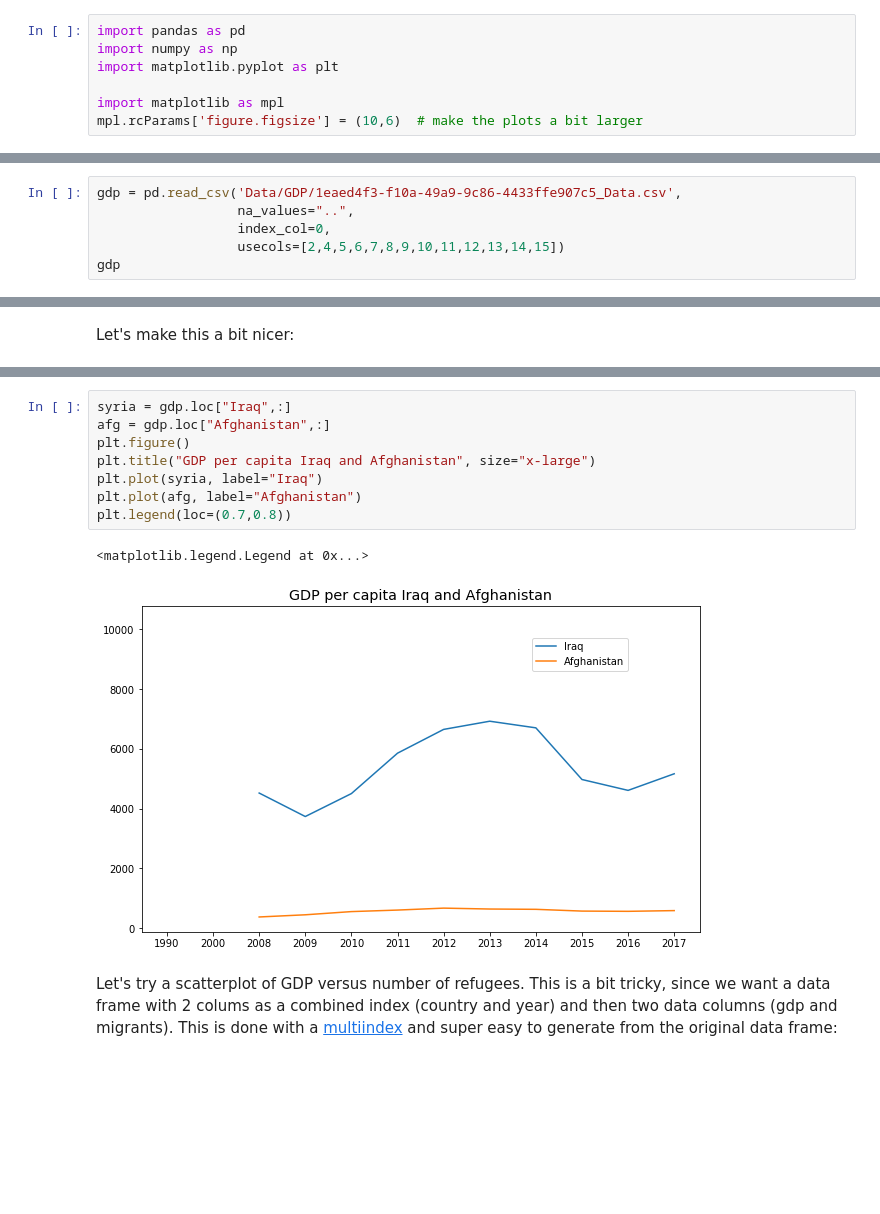
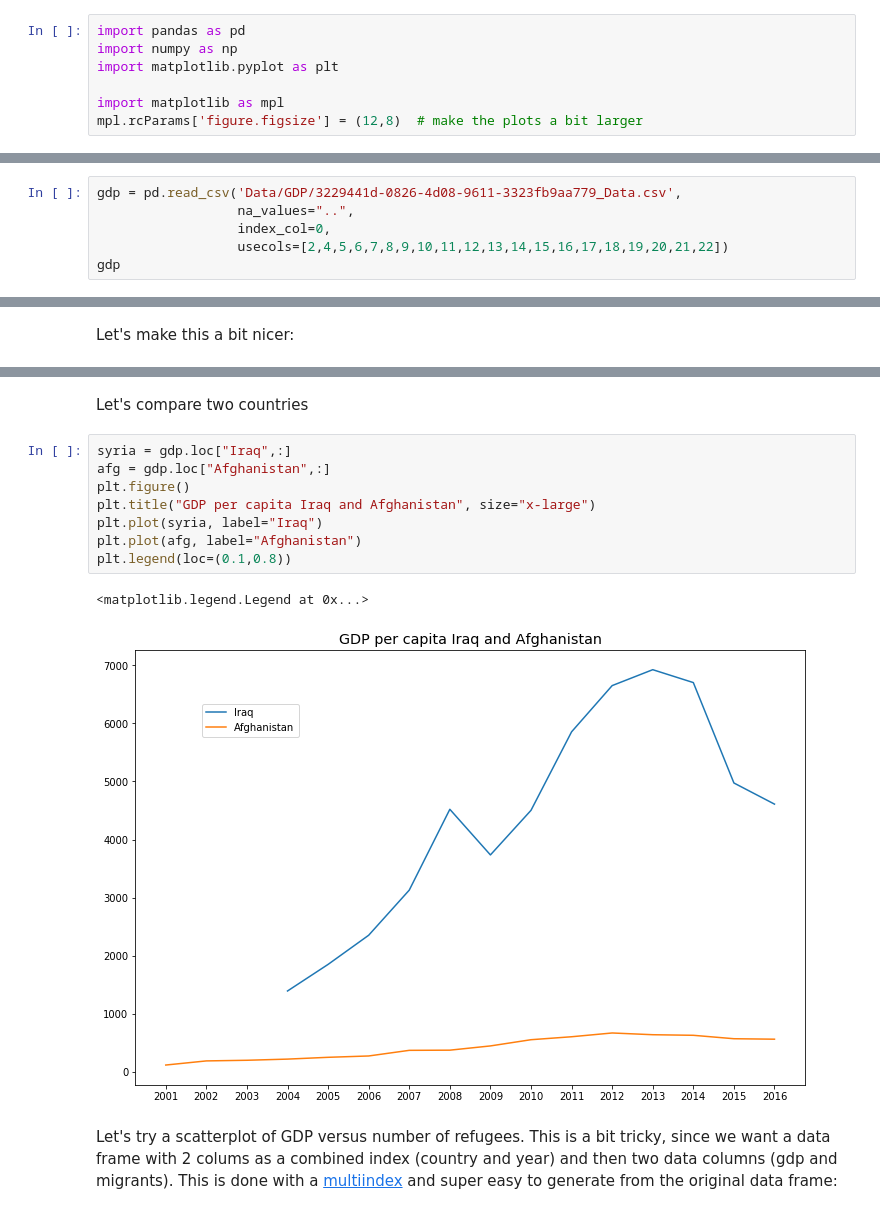
Before and after one commit to crstn/MigrationDataAnalysis, a Jupyter notebook: Migration data analysis.ipynb, the cells around one changed output, grey strips where cells are left out. Saved outputs shown, nothing was run; the diff lists cells and outputs as text; blank space fills up the shorter version.

```diff
--- a/Migration data analysis.ipynb
+++ b/Migration data analysis.ipynb
@@ -9,7 +9,7 @@ import numpy as np
 import matplotlib.pyplot as plt
 
 import matplotlib as mpl
-mpl.rcParams['figure.figsize'] = (10,6)  # make the plots a bit larger
+mpl.rcParams['figure.figsize'] = (12,8)  # make the plots a bit larger
 # %% [markdown]
 Read the datasets:
 # %%
@@ -36,9 +36,9 @@ migration
 | Zimbabwe | 443 | 474 | 568 | 312 | 463 | 167 | 412 | 309 | 289 | 275 | ... |
 202 rows × 19 columns
 # %%
-gdp = pd.read_csv('Data/GDP/1eaed4f3-f10a-49a9-9c86-4433ffe907c5_Data.csv',
+gdp = pd.read_csv('Data/GDP/3229441d-0826-4d08-9611-3323fb9aa779_Data.csv',
                   na_values="..",
                   index_col=0,
-                  usecols=[2,4,5,6,7,8,9,10,11,12,13,14,15])
+                  usecols=[2,4,5,6,7,8,9,10,11,12,13,14,15,16,17,18,19,20,21,22])
 gdp
 # %% [output]
@@ -175,14 +189,16 @@ Let's make this a bit nicer:
+# %% [markdown]
+Let's compare two countries
 # %%
 syria = gdp.loc["Iraq",:]
 afg = gdp.loc["Afghanistan",:]
 plt.figure()
 plt.title("GDP per capita Iraq and Afghanistan", size="x-large")
 plt.plot(syria, label="Iraq")
 plt.plot(afg, label="Afghanistan")
-plt.legend(loc=(0.7,0.8))
+plt.legend(loc=(0.1,0.8))
 # %% [output]
 <matplotlib.legend.Legend at 0x...>
-[figure, old version]
+[figure, new version]
 # %% [markdown]
 Let's try a scatterplot of GDP versus number of refugees. This is a bit tricky, since we want a data frame with 2 colums as a combined index (country and year) and then two data columns (gdp and migrants). This is done with a [multiindex](https://pandas.pydata.org/pandas-docs/stable/advanced.html) and super easy to generate from the original data frame:
 # %%
```
Also changed, not shown: parts of 31 cells of this notebook, 3 other files.
